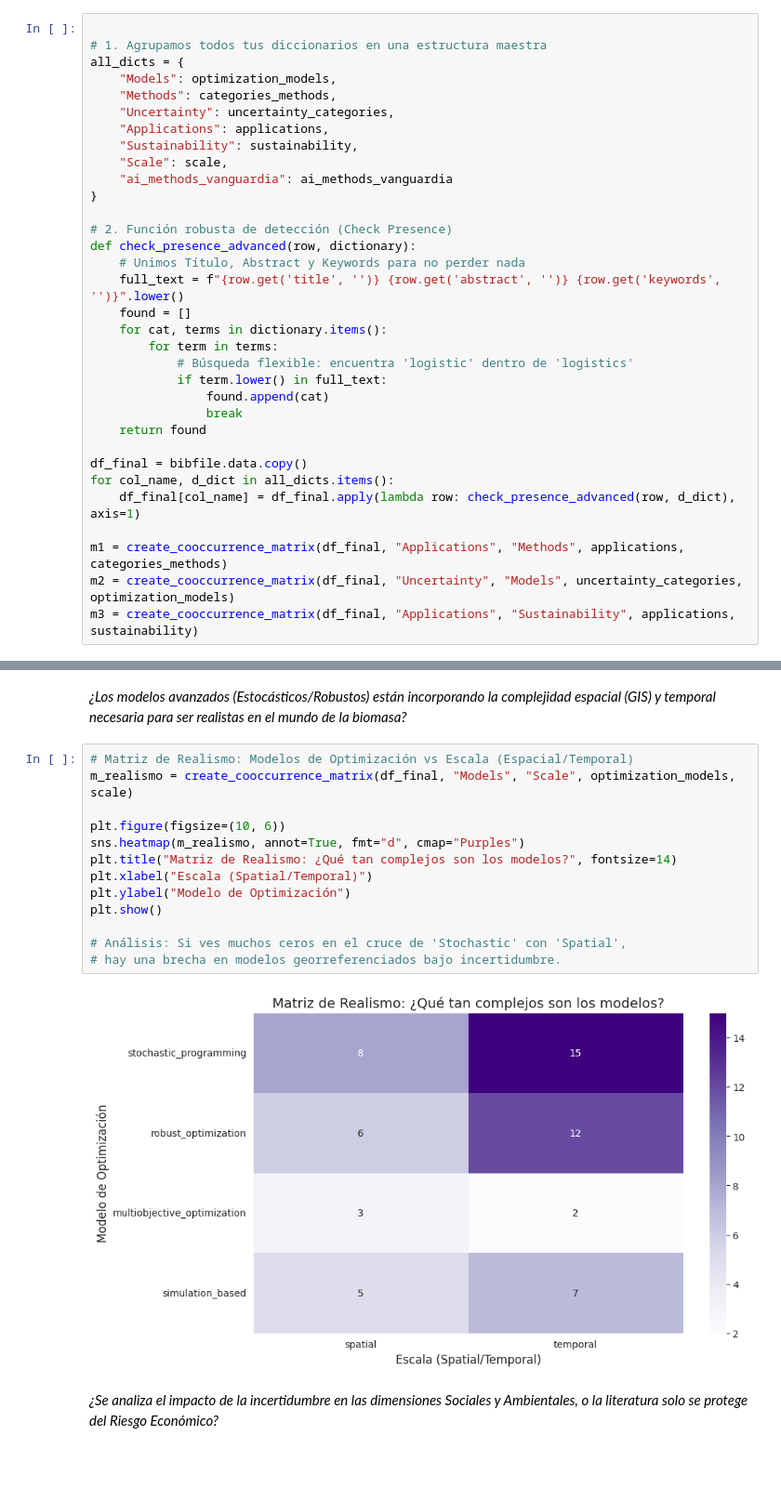
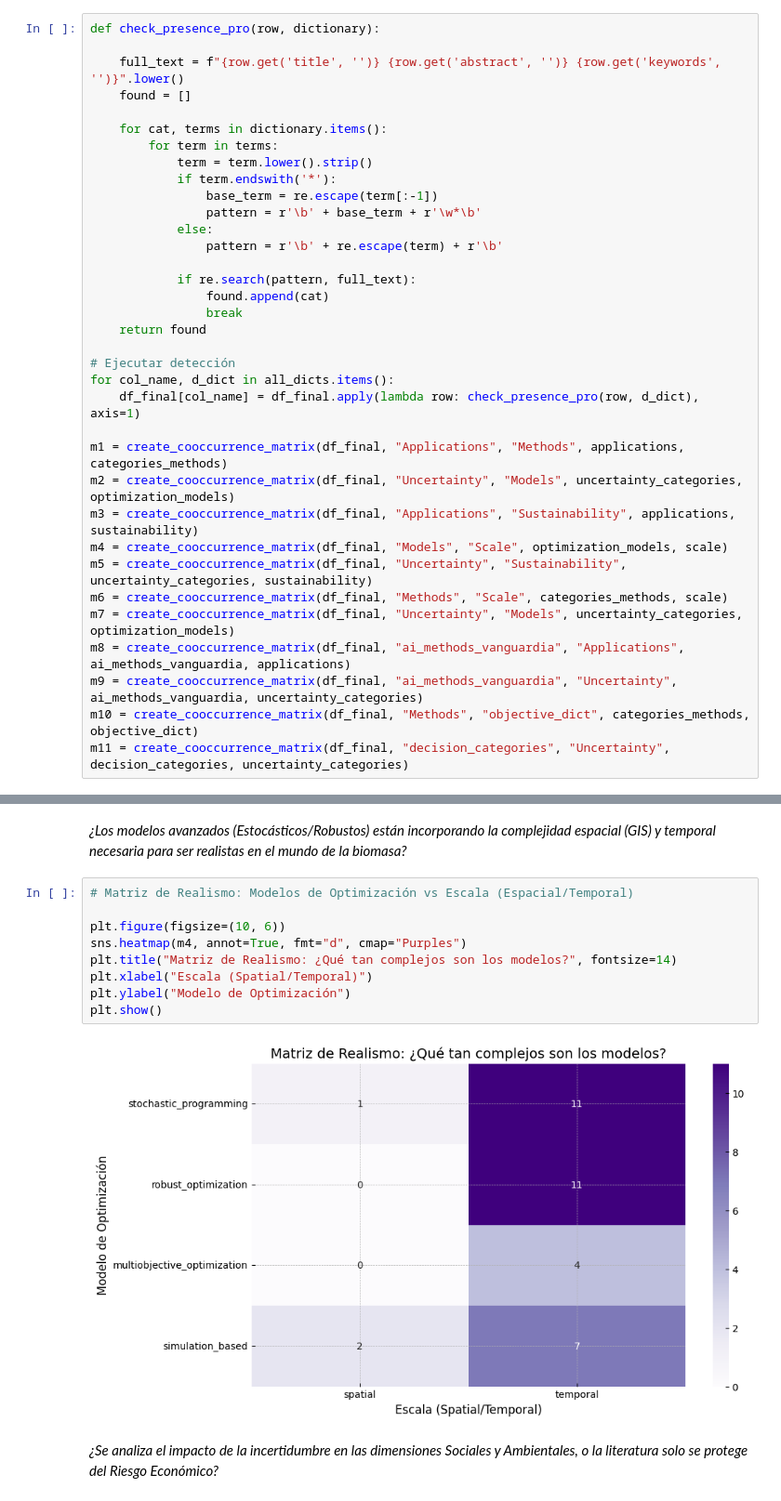
Before and after one commit to jhonegonzalezq/opti-bio, a Jupyter notebook: entregableDOCTORADO1403400.ipynb, the cells around one changed output, grey strips where cells are left out. Shown at 93% size. Cells and saved outputs as stored; diff of their text form; blank space fills up the shorter version.

```diff
--- a/entregableDOCTORADO1403400.ipynb
+++ b/entregableDOCTORADO1403400.ipynb
@@ -724,36 +747,38 @@ plt.show()
 # %%
+def check_presence_pro(row, dictionary):
 
-# 1. Agrupamos todos tus diccionarios en una estructura maestra
-all_dicts = {
-    "Models": optimization_models,
-    "Methods": categories_methods,
-    "Uncertainty": uncertainty_categories,
-    "Applications": applications,
-    "Sustainability": sustainability,
-    "Scale": scale,
-    "ai_methods_vanguardia": ai_methods_vanguardia
-}
-
-# 2. Función robusta de detección (Check Presence)
-def check_presence_advanced(row, dictionary):
-    # Unimos Título, Abstract y Keywords para no perder nada
     full_text = f"{row.get('title', '')} {row.get('abstract', '')} {row.get('keywords', '')}".lower()
     found = []
+
     for cat, terms in dictionary.items():
         for term in terms:
-            # Búsqueda flexible: encuentra 'logistic' dentro de 'logistics'
-            if term.lower() in full_text:
+            term = term.lower().strip()
+            if term.endswith('*'):
+                base_term = re.escape(term[:-1])
+                pattern = r'\b' + base_term + r'\w*\b'
+            else:
+                pattern = r'\b' + re.escape(term) + r'\b'
+
+            if re.search(pattern, full_text):
                 found.append(cat)
                 break
     return found
 
-df_final = bibfile.data.copy()
+# Ejecutar detección
 for col_name, d_dict in all_dicts.items():
-    df_final[col_name] = df_final.apply(lambda row: check_presence_advanced(row, d_dict), axis=1)
+    df_final[col_name] = df_final.apply(lambda row: check_presence_pro(row, d_dict), axis=1)
 
 m1 = create_cooccurrence_matrix(df_final, "Applications", "Methods", applications, categories_methods)
 m2 = create_cooccurrence_matrix(df_final, "Uncertainty", "Models", uncertainty_categories, optimization_models)
 m3 = create_cooccurrence_matrix(df_final, "Applications", "Sustainability", applications, sustainability)
+m4 = create_cooccurrence_matrix(df_final, "Models", "Scale", optimization_models, scale)
+m5 = create_cooccurrence_matrix(df_final, "Uncertainty", "Sustainability", uncertainty_categories, sustainability)
+m6 = create_cooccurrence_matrix(df_final, "Methods", "Scale", categories_methods, scale)
+m7 = create_cooccurrence_matrix(df_final, "Uncertainty", "Models", uncertainty_categories, optimization_models)
+m8 = create_cooccurrence_matrix(df_final, "ai_methods_vanguardia", "Applications", ai_methods_vanguardia, applications)
+m9 = create_cooccurrence_matrix(df_final, "ai_methods_vanguardia", "Uncertainty", ai_methods_vanguardia, uncertainty_categories)
+m10 = create_cooccurrence_matrix(df_final, "Methods", "objective_dict", categories_methods, objective_dict)
+m11 = create_cooccurrence_matrix(df_final, "decision_categories", "Uncertainty", decision_categories, uncertainty_categories)
 # %% [markdown]
 *¿Existen eslabones de la cadena de biomasa que aún no han sido abordados con técnicas de vanguardia (IA/Reinforcement Learning)?*
 # %%
@@ -785,19 +816,15 @@ plt.show()
 *¿Los modelos avanzados (Estocásticos/Robustos) están incorporando la complejidad espacial (GIS) y temporal necesaria para ser realistas en el mundo de la biomasa?*
 # %%
 # Matriz de Realismo: Modelos de Optimización vs Escala (Espacial/Temporal)
-m_realismo = create_cooccurrence_matrix(df_final, "Models", "Scale", optimization_models, scale)
 
 plt.figure(figsize=(10, 6))
-sns.heatmap(m_realismo, annot=True, fmt="d", cmap="Purples")
+sns.heatmap(m4, annot=True, fmt="d", cmap="Purples")
 plt.title("Matriz de Realismo: ¿Qué tan complejos son los modelos?", fontsize=14)
 plt.xlabel("Escala (Spatial/Temporal)")
 plt.ylabel("Modelo de Optimización")
 plt.show()
-
-# Análisis: Si ves muchos ceros en el cruce de 'Stochastic' con 'Spatial',
-# hay una brecha en modelos georreferenciados bajo incertidumbre.
 # %% [output]
-[figure, old version]
+[figure, new version]
 # %% [markdown]
 *¿Se analiza el impacto de la incertidumbre en las dimensiones Sociales y Ambientales, o la literatura solo se protege del Riesgo Económico?*
 # %%
```
Also changed, not shown: parts of 85 cells of this notebook.
